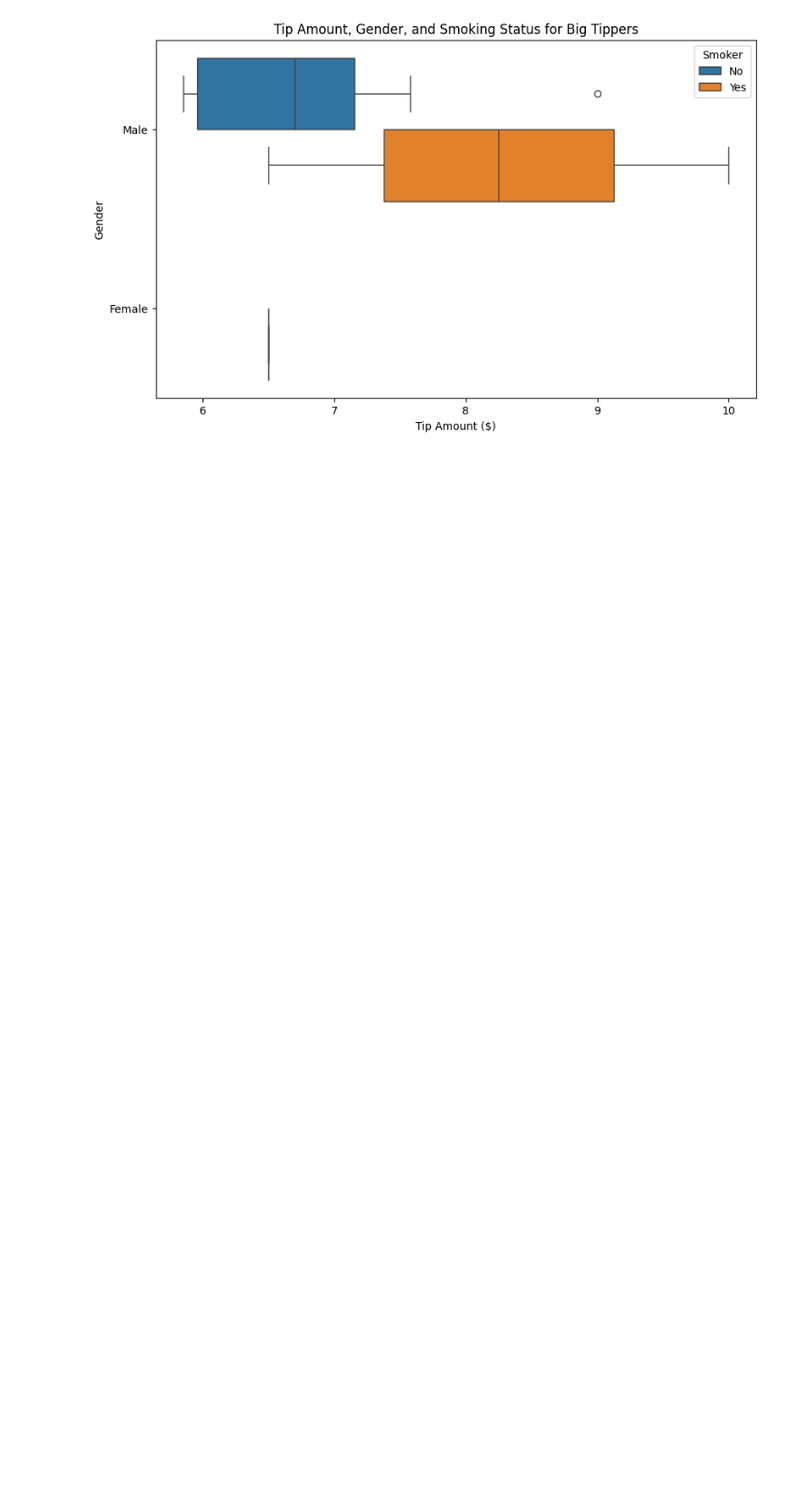
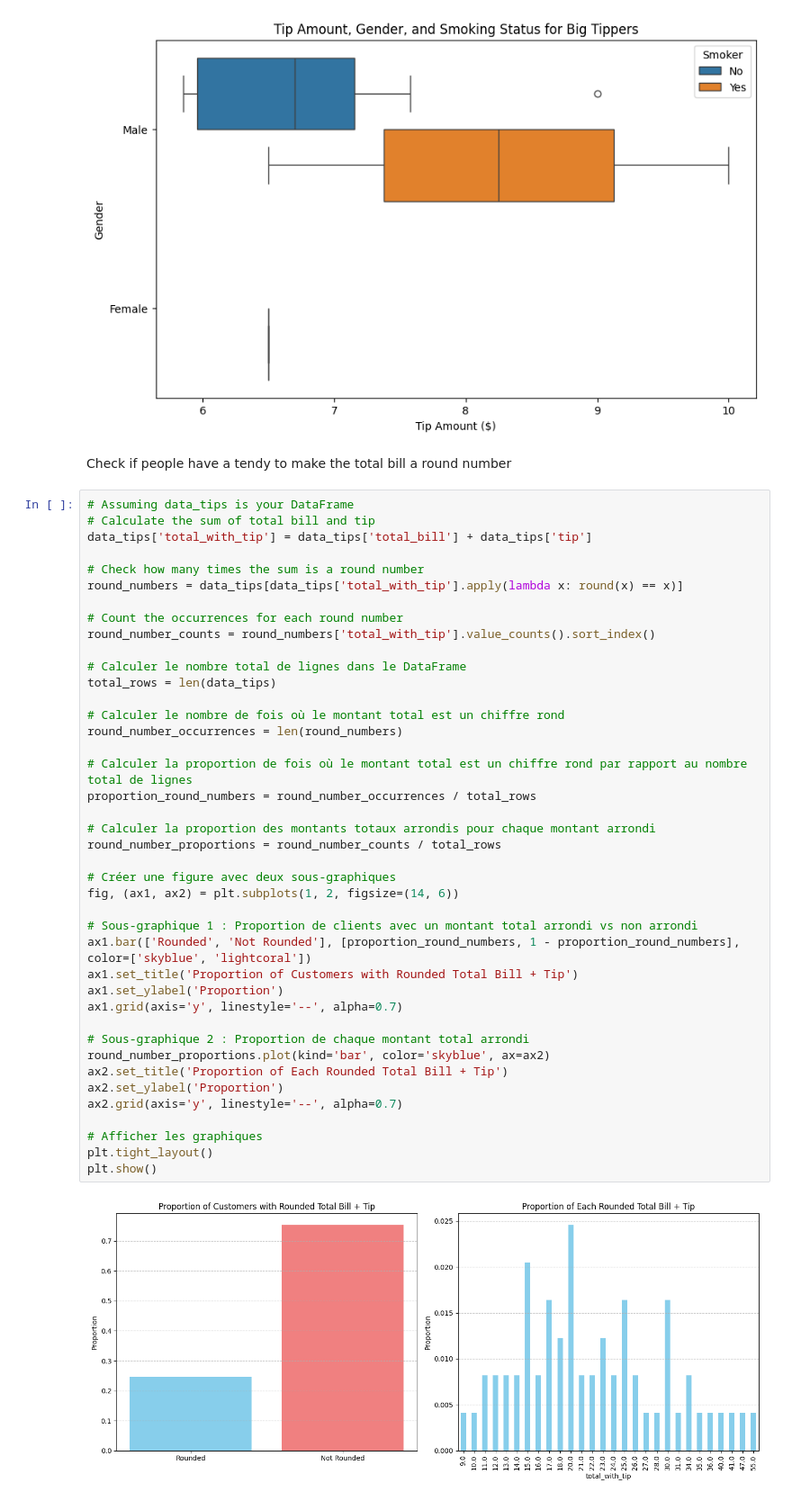
Before and after one commit to gabvyl/data-tips, a Jupyter notebook: TP_Tips.ipynb, the cells around one changed output. Shown at 90% size. Cells and saved outputs as stored; diff of their text form; blank space fills up the shorter version.

Commit message:
check if people make the total bill a round number

```diff
--- a/TP_Tips.ipynb
+++ b/TP_Tips.ipynb
@@ -1109,3 +1109,48 @@ plt.legend(title='Smoker', loc='upper right')
 plt.show()
 # %% [output]
 [figure]
+# %% [markdown]
+Check if people have a tendy to make the total bill a round number
+# %%
+# Assuming data_tips is your DataFrame
+# Calculate the sum of total bill and tip
+data_tips['total_with_tip'] = data_tips['total_bill'] + data_tips['tip']
+
+# Check how many times the sum is a round number
+round_numbers = data_tips[data_tips['total_with_tip'].apply(lambda x: round(x) == x)]
+
+# Count the occurrences for each round number
+round_number_counts = round_numbers['total_with_tip'].value_counts().sort_index()
+
+# Calculer le nombre total de lignes dans le DataFrame
+total_rows = len(data_tips)
+
+# Calculer le nombre de fois où le montant total est un chiffre rond
+round_number_occurrences = len(round_numbers)
+
+# Calculer la proportion de fois où le montant total est un chiffre rond par rapport au nombre total de lignes
+proportion_round_numbers = round_number_occurrences / total_rows
+
+# Calculer la proportion des montants totaux arrondis pour chaque montant arrondi
+round_number_proportions = round_number_counts / total_rows
+
+# Créer une figure avec deux sous-graphiques
+fig, (ax1, ax2) = plt.subplots(1, 2, figsize=(14, 6))
+
+# Sous-graphique 1 : Proportion de clients avec un montant total arrondi vs non arrondi
+ax1.bar(['Rounded', 'Not Rounded'], [proportion_round_numbers, 1 - proportion_round_numbers], color=['skyblue', 'lightcoral'])
+ax1.set_title('Proportion of Customers with Rounded Total Bill + Tip')
+ax1.set_ylabel('Proportion')
+ax1.grid(axis='y', linestyle='--', alpha=0.7)
+
+# Sous-graphique 2 : Proportion de chaque montant total arrondi
+round_number_proportions.plot(kind='bar', color='skyblue', ax=ax2)
+ax2.set_title('Proportion of Each Rounded Total Bill + Tip')
+ax2.set_ylabel('Proportion')
+ax2.grid(axis='y', linestyle='--', alpha=0.7)
+
+# Afficher les graphiques
+plt.tight_layout()
+plt.show()
+# %% [output]
+[figure, added]
```
